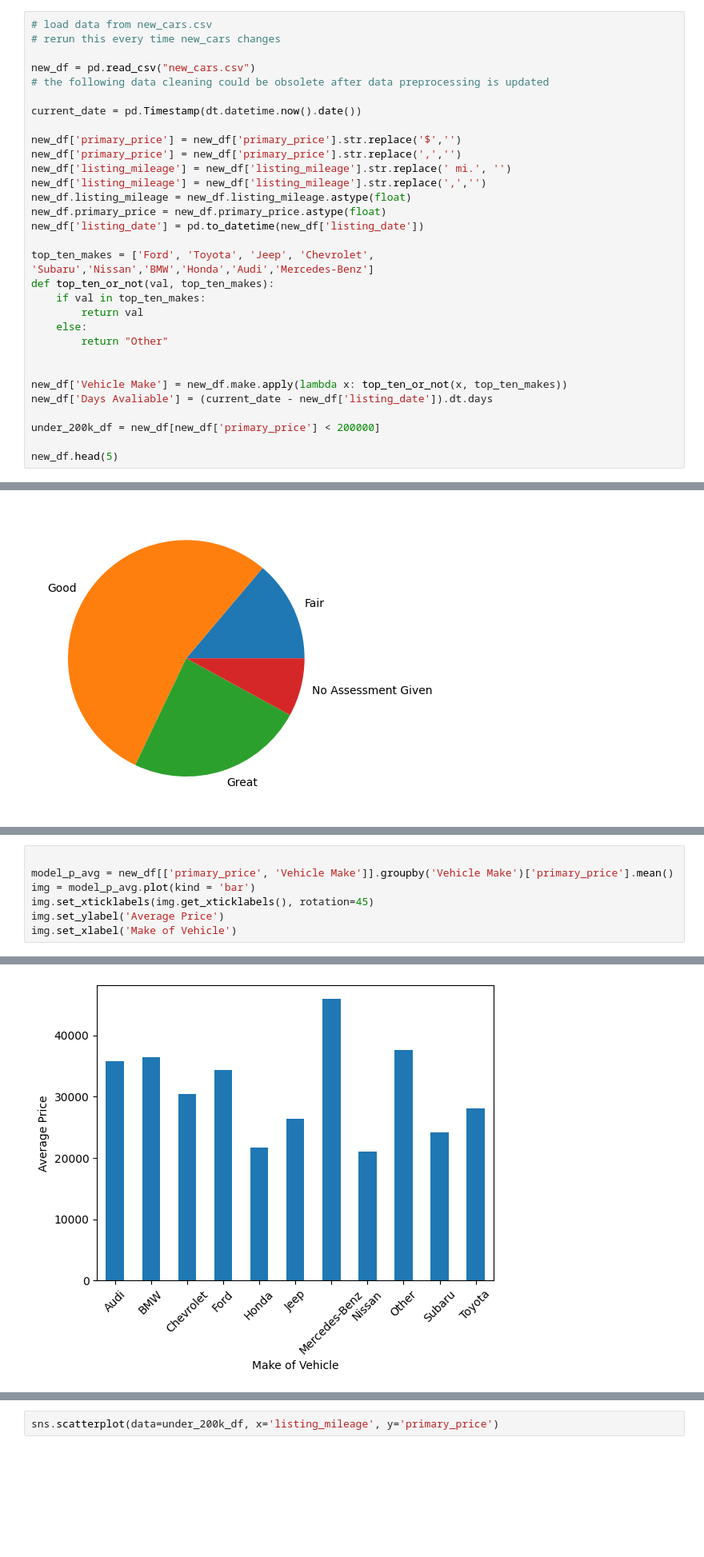
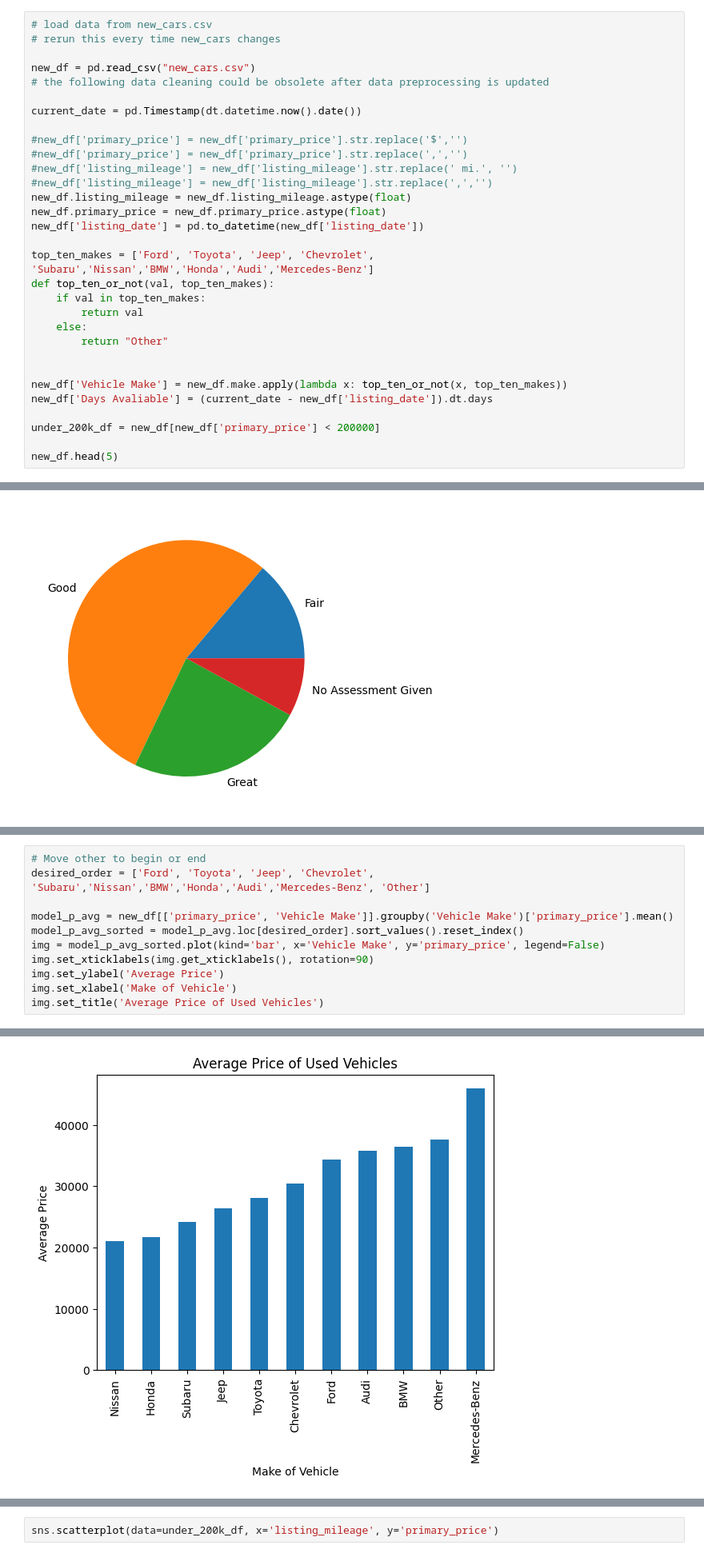
Before and after one commit to evanhollier/Cars_Project, a Jupyter notebook: data_visuals.ipynb, the cells around one changed output, grey strips where cells are left out. Shown at 80% size. Saved outputs shown, nothing was run; the diff lists cells and outputs as text; blank space fills up the shorter version.

```diff
--- a/data_visuals.ipynb
+++ b/data_visuals.ipynb
@@ -15,10 +15,10 @@ new_df = pd.read_csv("new_cars.csv")
 
 current_date = pd.Timestamp(dt.datetime.now().date())
 
-new_df['primary_price'] = new_df['primary_price'].str.replace('$','')
-new_df['primary_price'] = new_df['primary_price'].str.replace(',','')
-new_df['listing_mileage'] = new_df['listing_mileage'].str.replace(' mi.', '')
-new_df['listing_mileage'] = new_df['listing_mileage'].str.replace(',','')
+#new_df['primary_price'] = new_df['primary_price'].str.replace('$','')
+#new_df['primary_price'] = new_df['primary_price'].str.replace(',','')
+#new_df['listing_mileage'] = new_df['listing_mileage'].str.replace(' mi.', '')
+#new_df['listing_mileage'] = new_df['listing_mileage'].str.replace(',','')
 new_df.listing_mileage = new_df.listing_mileage.astype(float)
 new_df.primary_price = new_df.primary_price.astype(float)
 new_df['listing_date'] = pd.to_datetime(new_df['listing_date'])
@@ -178,8 +153,12 @@ See the caveats in the documentation: https://pandas.pydata.org/pandas-docs/stab
 # %%
+# Move other to begin or end
+desired_order = ['Ford', 'Toyota', 'Jeep', 'Chevrolet', 'Subaru','Nissan','BMW','Honda','Audi','Mercedes-Benz', 'Other']
 
 model_p_avg = new_df[['primary_price', 'Vehicle Make']].groupby('Vehicle Make')['primary_price'].mean()
-img = model_p_avg.plot(kind = 'bar')
-img.set_xticklabels(img.get_xticklabels(), rotation=45)
+model_p_avg_sorted = model_p_avg.loc[desired_order].sort_values().reset_index()
+img = model_p_avg_sorted.plot(kind='bar', x='Vehicle Make', y='primary_price', legend=False)
+img.set_xticklabels(img.get_xticklabels(), rotation=90)
 img.set_ylabel('Average Price')
 img.set_xlabel('Make of Vehicle')
+img.set_title('Average Price of Used Vehicles')
 # %% [output]
@@ -187 +166 @@ Text(0.5, 0, 'Make of Vehicle')
-[figure, old version]
+[figure, new version]
```
Also changed, not shown: parts of 16 cells of this notebook.
